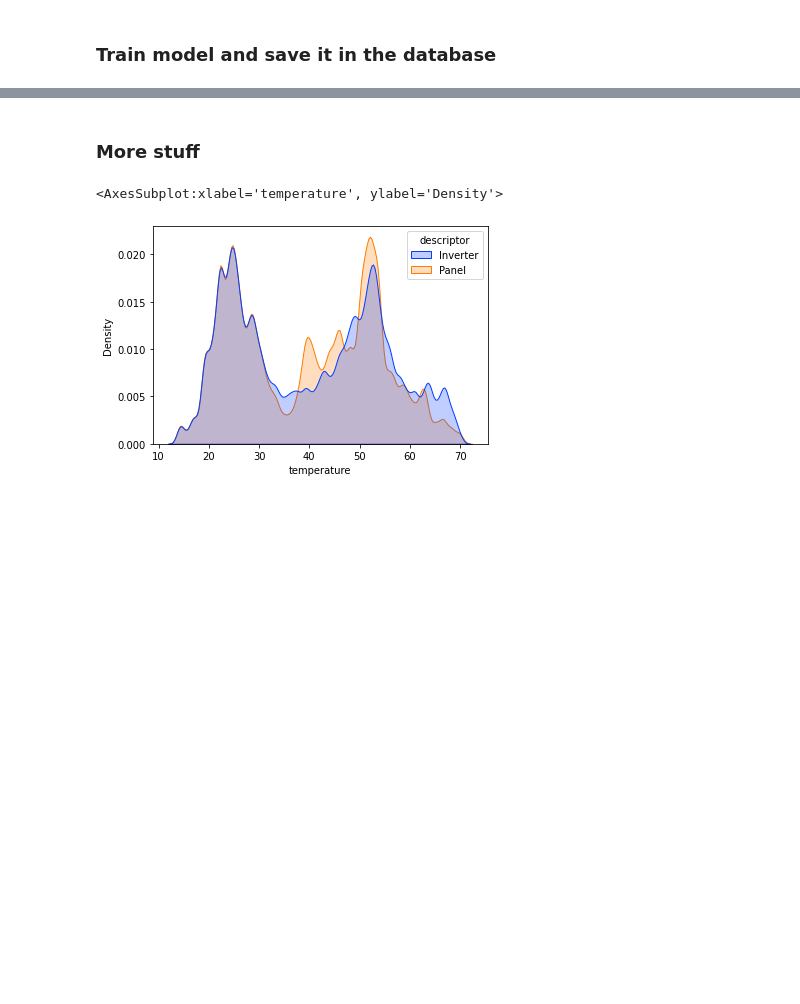
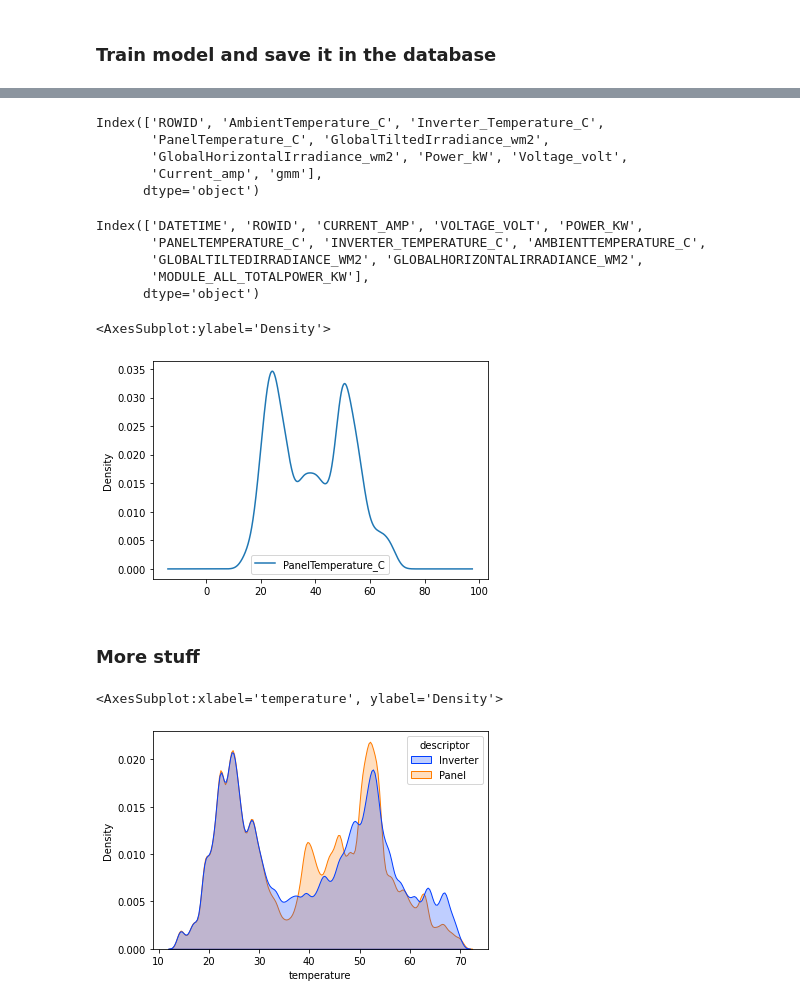
Before and after one commit to sedgewickmm18/notebooks-attic, a Jupyter notebook: SolarPowerRegression.ipynb, the cells around one changed output, grey strips where cells are left out. Drawn from its saved outputs; the diff is of its cells as text; code cells hidden in the pictures; blank space fills up the shorter version.

```diff
--- a/SolarPowerRegression.ipynb
+++ b/SolarPowerRegression.ipynb
@@ -208,3 +391,24 @@ Epoch 24: early stopping
+# %%
+df.columns
+# %% [output]
+Index(['ROWID', 'AmbientTemperature_C', 'Inverter_Temperature_C',
+       'PanelTemperature_C', 'GlobalTiltedIrradiance_wm2',
+       'GlobalHorizontalIrradiance_wm2', 'Power_kW', 'Voltage_volt',
+       'Current_amp', 'gmm'],
+      dtype='object')
+# %%
+df_mod1.columns
+# %% [output]
+Index(['DATETIME', 'ROWID', 'CURRENT_AMP', 'VOLTAGE_VOLT', 'POWER_KW',
+       'PANELTEMPERATURE_C', 'INVERTER_TEMPERATURE_C', 'AMBIENTTEMPERATURE_C',
+       'GLOBALTILTEDIRRADIANCE_WM2', 'GLOBALHORIZONTALIRRADIANCE_WM2',
+       'MODULE_ALL_TOTALPOWER_KW'],
+      dtype='object')
+# %%
+df_o2[['PanelTemperature_C']].plot(kind='kde')
+# %% [output]
+<AxesSubplot:ylabel='Density'>
+[figure, added]
 # %% [markdown]
 ### More stuff
 # %%
```
Also changed, not shown: parts of 14 cells of this notebook.
